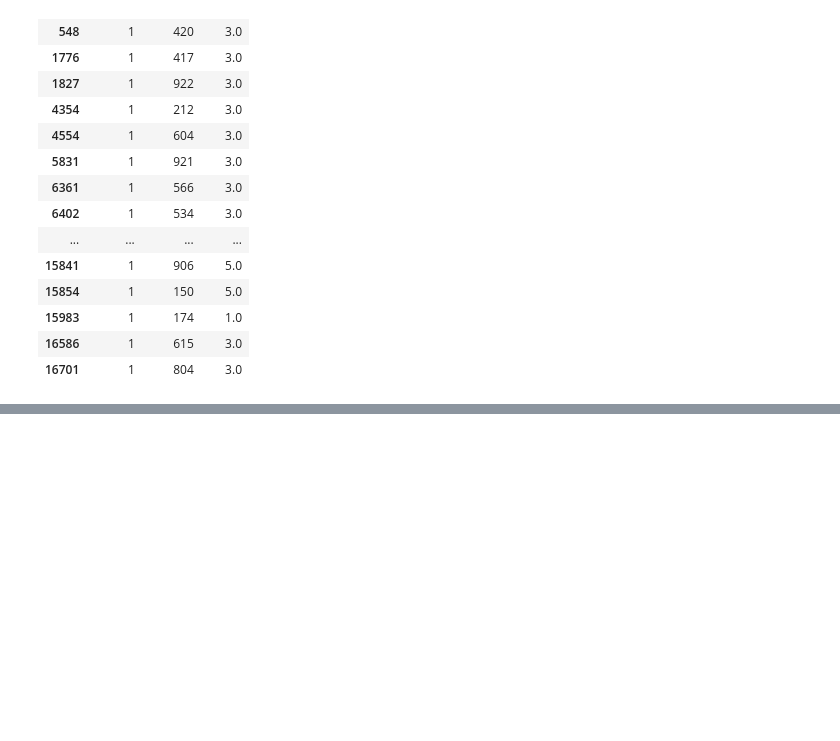
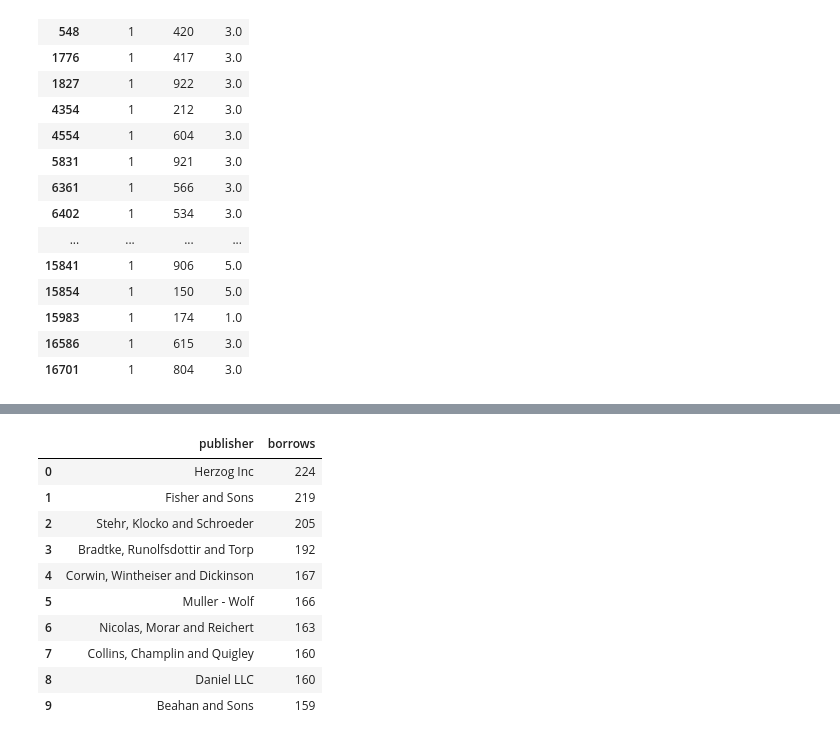
Before and after one commit to Cyrylos/library-cms-recommendation-system, a Jupyter notebook: recommendation_system_nb.ipynb, the cells around one changed output, grey strips where cells are left out. Cells and saved outputs as stored; diff of their text form; code cells hidden in the pictures; blank space fills up the shorter version.

```diff
--- a/recommendation_system_nb.ipynb
+++ b/recommendation_system_nb.ipynb
@@ -201,0 +288,4 @@ user_borrows_ratings_df.loc[user_borrows_ratings_df['user_id'] == 1]
+# %%
+top_ten_index += 1
+top_ten_key = top_ten_keys[top_ten_index]
+get_top_ten(top_ten_key)
@@ -201,0 +302,4 @@ user_borrows_ratings_df.loc[user_borrows_ratings_df['user_id'] == 1]
+# %%
+top_ten_index += 1
+top_ten_key = top_ten_keys[top_ten_index]
+get_top_ten(top_ten_key)
@@ -201,0 +315,16 @@ user_borrows_ratings_df.loc[user_borrows_ratings_df['user_id'] == 1]
+# %%
+top_ten_index += 1
+top_ten_key = top_ten_keys[top_ten_index]
+get_top_ten(top_ten_key)
+# %% [output]
+|  | publisher | borrows |
+| 0 | Herzog Inc | 224 |
+| 1 | Fisher and Sons | 219 |
+| 2 | Stehr, Klocko and Schroeder | 205 |
+| 3 | Bradtke, Runolfsdottir and Torp | 192 |
+| 4 | Corwin, Wintheiser and Dickinson | 167 |
+| 5 | Muller - Wolf | 166 |
+| 6 | Nicolas, Morar and Reichert | 163 |
+| 7 | Collins, Champlin and Quigley | 160 |
+| 8 | Daniel LLC | 160 |
+| 9 | Beahan and Sons | 159 |
```
Also changed, not shown: parts of 9 cells of this notebook.
